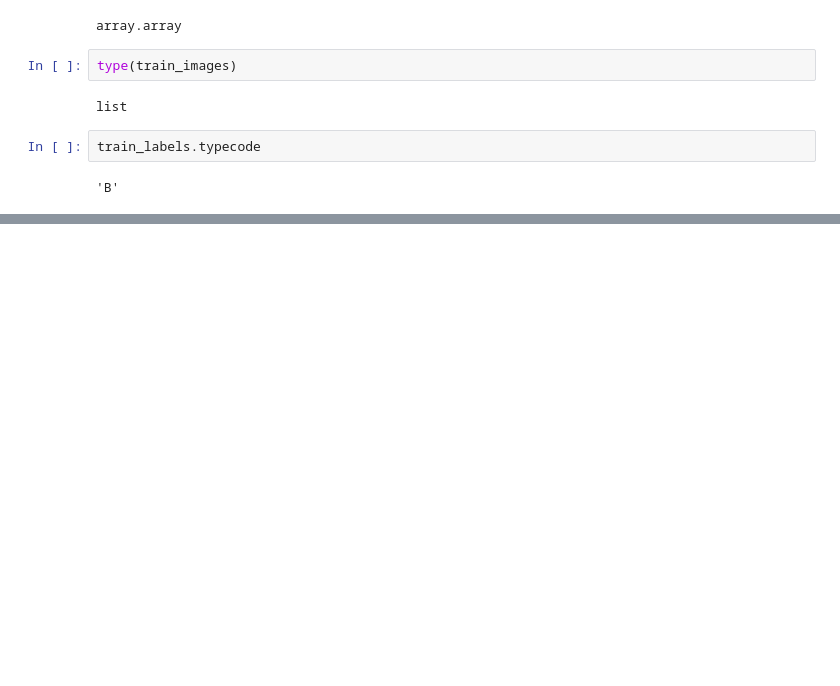
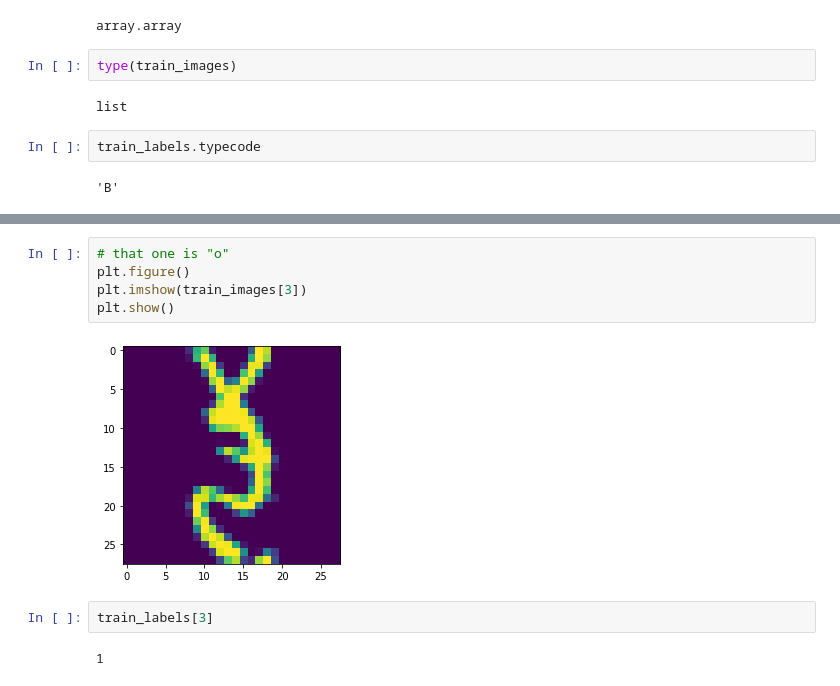
Before and after one commit to franklinhurst/AdvancedDataScience, a Jupyter notebook: Kuzushiji.data_exp.ipynb, the cells around one changed output, grey strips where cells are left out. Cells and saved outputs as stored; diff of their text form; blank space fills up the shorter version.

```diff
--- a/Kuzushiji.data_exp.ipynb
+++ b/Kuzushiji.data_exp.ipynb
@@ -229,0 +342,11 @@ TypeError: unsupported operand type(s) for /: 'list' and 'int'
+# %%
+# that one is "o"
+plt.figure()
+plt.imshow(train_images[3])
+plt.show()
+# %% [output]
+[figure, added]
+# %%
+train_labels[3]
+# %% [output]
+1
```
Also changed, not shown: parts of 52 cells of this notebook.
